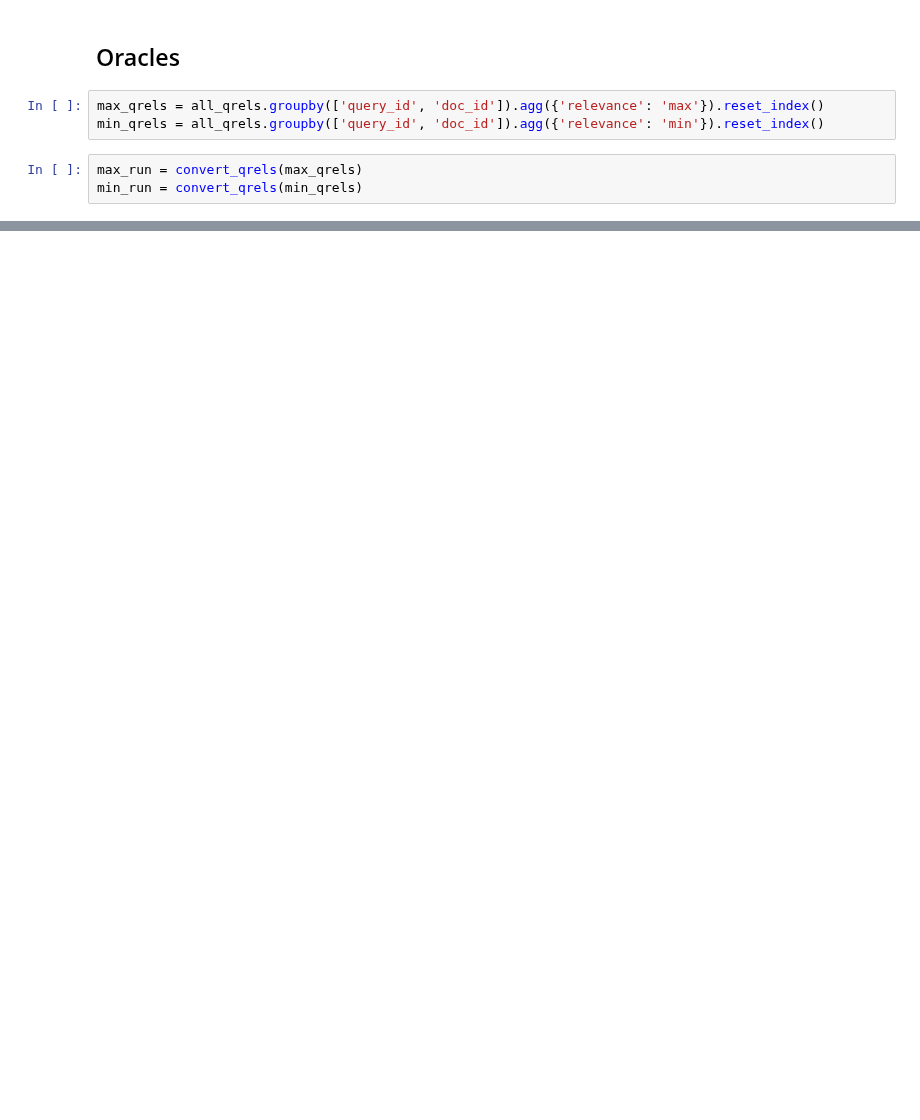
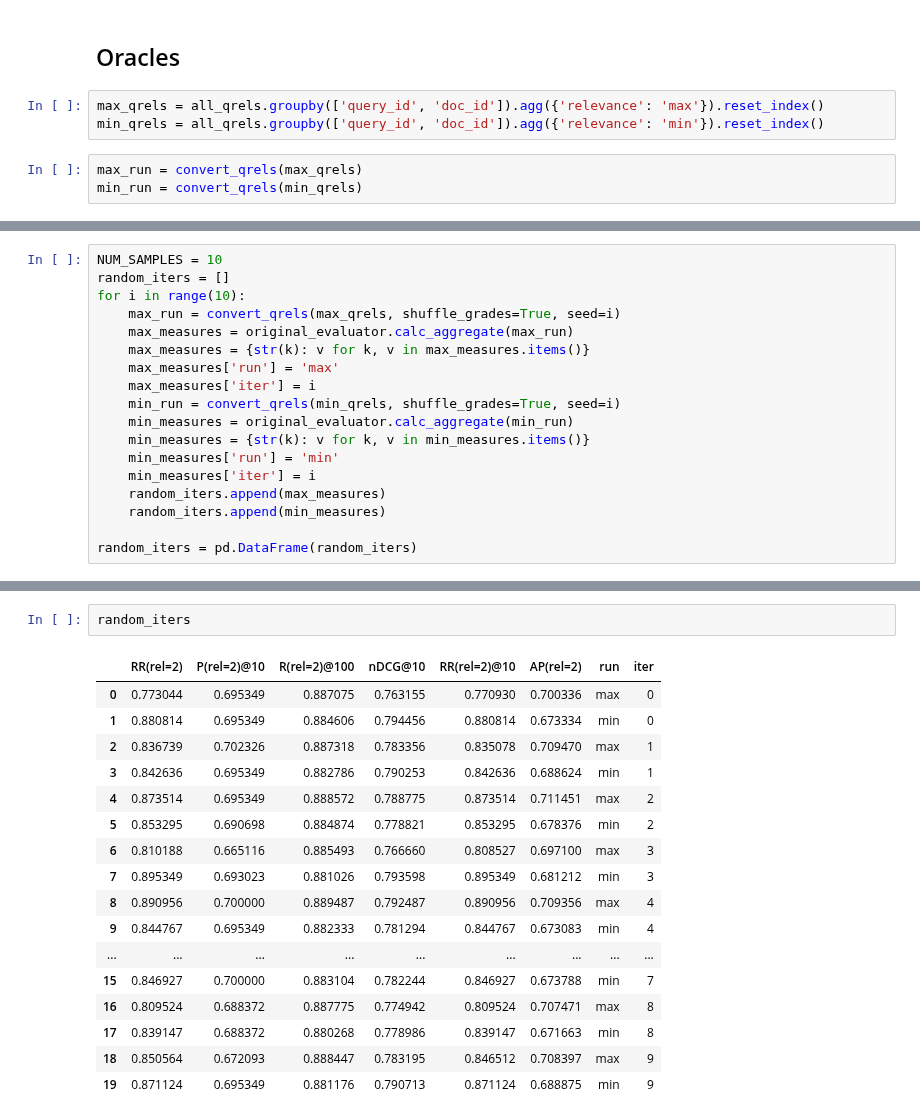
Before and after one commit to Parry-Parry/sigir25-annotation, a Jupyter notebook: analysis/main/oracles.ipynb, the cells around one changed output, grey strips where cells are left out. Saved outputs shown, nothing was run; the diff lists cells and outputs as text; blank space fills up the shorter version.

```diff
--- a/analysis/main/oracles.ipynb
+++ b/analysis/main/oracles.ipynb
@@ -214,0 +265,18 @@ print(original_evaluator.calc_aggregate(min_run))
+# %%
+NUM_SAMPLES = 10
+random_iters = []
+for i in range(10):
+    max_run = convert_qrels(max_qrels, shuffle_grades=True, seed=i)
+    max_measures = original_evaluator.calc_aggregate(max_run)
+    max_measures = {str(k): v for k, v in max_measures.items()}
+    max_measures['run'] = 'max'
+    max_measures['iter'] = i
+    min_run = convert_qrels(min_qrels, shuffle_grades=True, seed=i)
+    min_measures = original_evaluator.calc_aggregate(min_run)
+    min_measures = {str(k): v for k, v in min_measures.items()}
+    min_measures['run'] = 'min'
+    min_measures['iter'] = i
+    random_iters.append(max_measures)
+    random_iters.append(min_measures)
+
+random_iters = pd.DataFrame(random_iters)
@@ -214,0 +290,20 @@ print(original_evaluator.calc_aggregate(min_run))
+# %%
+random_iters
+# %% [output]
+|  | RR(rel=2) | P(rel=2)@10 | R(rel=2)@100 | nDCG@10 | RR(rel=2)@10 | AP(rel=2) | run | iter |
+| 0 | 0.773044 | 0.695349 | 0.887075 | 0.763155 | 0.770930 | 0.700336 | max | 0 |
+| 1 | 0.880814 | 0.695349 | 0.884606 | 0.794456 | 0.880814 | 0.673334 | min | 0 |
+| 2 | 0.836739 | 0.702326 | 0.887318 | 0.783356 | 0.835078 | 0.709470 | max | 1 |
+| 3 | 0.842636 | 0.695349 | 0.882786 | 0.790253 | 0.842636 | 0.688624 | min | 1 |
+| 4 | 0.873514 | 0.695349 | 0.888572 | 0.788775 | 0.873514 | 0.711451 | max | 2 |
+| 5 | 0.853295 | 0.690698 | 0.884874 | 0.778821 | 0.853295 | 0.678376 | min | 2 |
+| 6 | 0.810188 | 0.665116 | 0.885493 | 0.766660 | 0.808527 | 0.697100 | max | 3 |
+| 7 | 0.895349 | 0.693023 | 0.881026 | 0.793598 | 0.895349 | 0.681212 | min | 3 |
+| 8 | 0.890956 | 0.700000 | 0.889487 | 0.792487 | 0.890956 | 0.709356 | max | 4 |
+| 9 | 0.844767 | 0.695349 | 0.882333 | 0.781294 | 0.844767 | 0.673083 | min | 4 |
+| ... | ... | ... | ... | ... | ... | ... | ... | ... |
+| 15 | 0.846927 | 0.700000 | 0.883104 | 0.782244 | 0.846927 | 0.673788 | min | 7 |
+| 16 | 0.809524 | 0.688372 | 0.887775 | 0.774942 | 0.809524 | 0.707471 | max | 8 |
+| 17 | 0.839147 | 0.688372 | 0.880268 | 0.778986 | 0.839147 | 0.671663 | min | 8 |
+| 18 | 0.850564 | 0.672093 | 0.888447 | 0.783195 | 0.846512 | 0.708397 | max | 9 |
+| 19 | 0.871124 | 0.695349 | 0.881176 | 0.790713 | 0.871124 | 0.688875 | min | 9 |
```
Also changed, not shown: parts of 9 cells of this notebook.
